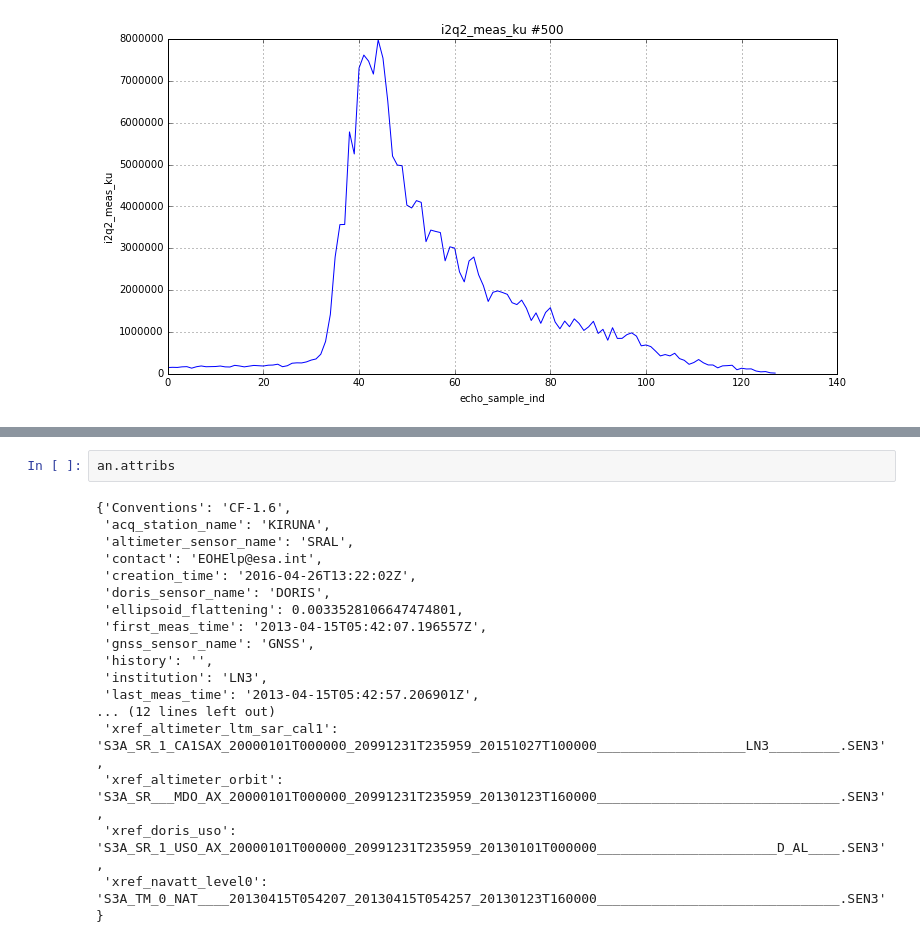
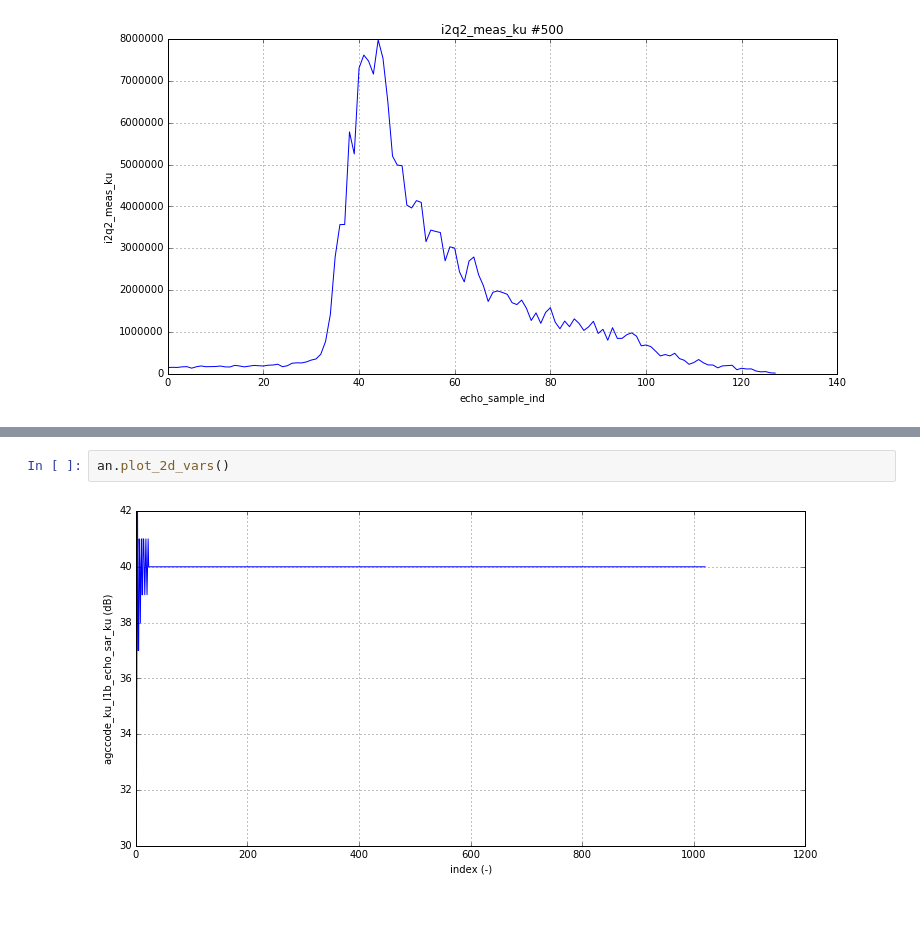
Before and after one commit to DeDop/dedop-core, a Jupyter notebook: notebooks/analysis-l1b.ipynb, the cells around one changed output, grey strips where cells are left out. Cells and saved outputs as stored; diff of their text form; blank space fills up the shorter version.

Commit message:
impl. generic 2D plots

```diff
--- a/notebooks/analysis-l1b.ipynb
+++ b/notebooks/analysis-l1b.ipynb
@@ -45,20 +45,4 @@ an.plot_meas(ref_ind=500)
 # %%
-an.attribs
+an.plot_2d_vars()
 # %% [output]
-{'Conventions': 'CF-1.6',
- 'acq_station_name': 'KIRUNA',
- 'altimeter_sensor_name': 'SRAL',
- 'contact': 'EOHElp@esa.int',
- 'creation_time': '2016-04-26T13:22:02Z',
- 'doris_sensor_name': 'DORIS',
- 'ellipsoid_flattening': 0.0033528106647474801,
- 'first_meas_time': '2013-04-15T05:42:07.196557Z',
- 'gnss_sensor_name': 'GNSS',
- 'history': '',
- 'institution': 'LN3',
- 'last_meas_time': '2013-04-15T05:42:57.206901Z',
-... (12 lines left out)
- 'xref_altimeter_ltm_sar_cal1': 'S3A_SR_1_CA1SAX_20000101T000000_20991231T235959_20151027T100000___________________LN3_________.SEN3',
- 'xref_altimeter_orbit': 'S3A_SR___MDO_AX_20000101T000000_20991231T235959_20130123T160000_______________________________.SEN3',
- 'xref_doris_uso': 'S3A_SR_1_USO_AX_20000101T000000_20991231T235959_20130101T000000_______________________D_AL____.SEN3',
- 'xref_navatt_level0': 'S3A_TM_0_NAT____20130415T054207_20130415T054257_20130123T160000_______________________________.SEN3'}
+[figure, added]
```
Also changed, not shown: parts of 4 cells of this notebook, 2 other files.
